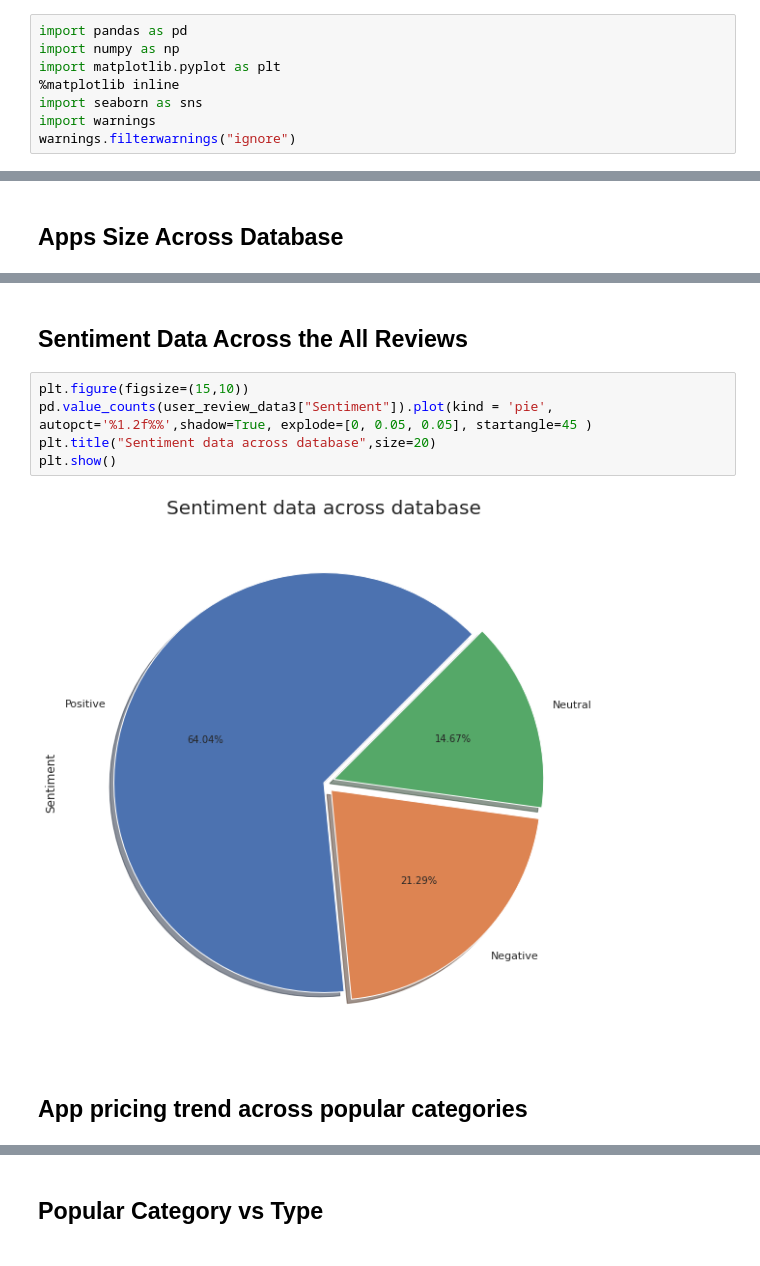
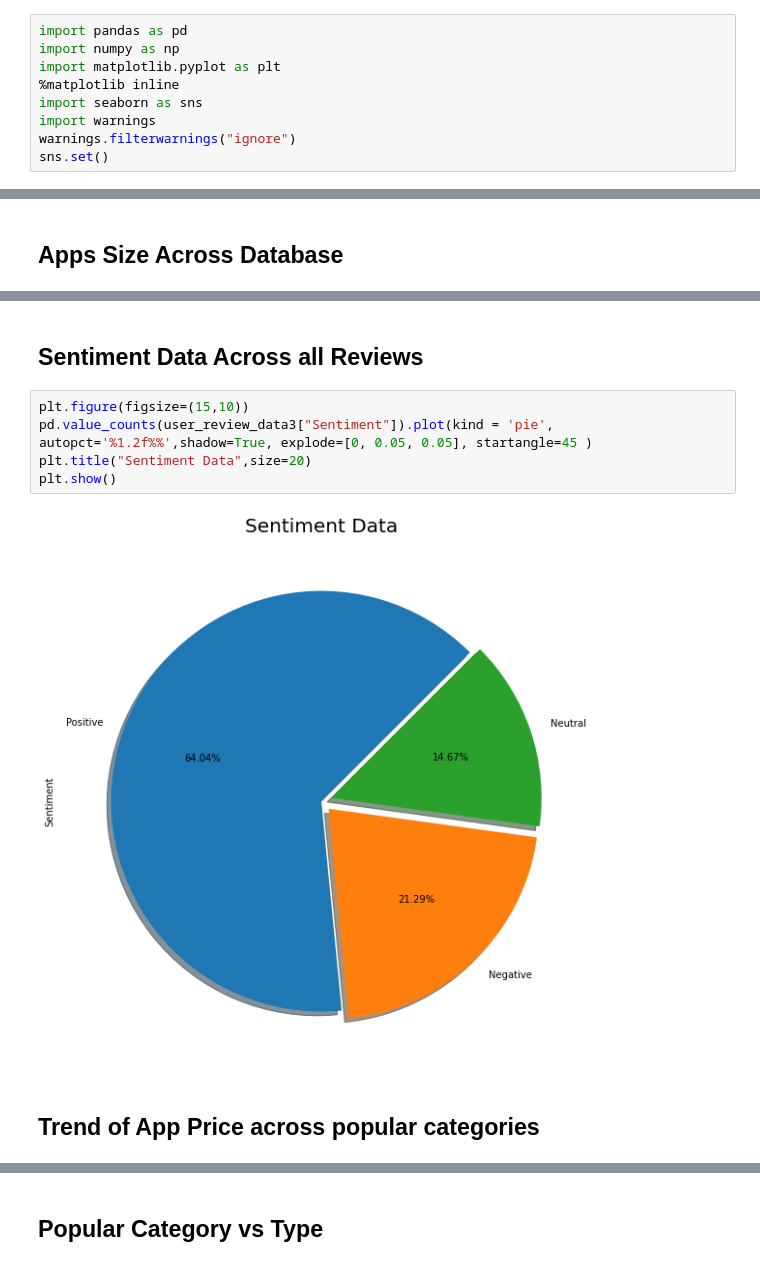
Before and after one commit to Shreya-data/Play-Store-App-Reviews-Analysis, a Jupyter notebook: playstore_Reviews.ipynb, the cells around one changed output, grey strips where cells are left out. Drawn from its saved outputs; the diff is of its cells as text.

```diff
--- a/playstore_Reviews.ipynb
+++ b/playstore_Reviews.ipynb
@@ -8,6 +8,7 @@ import matplotlib.pyplot as plt
 import seaborn as sns
 import warnings
 warnings.filterwarnings("ignore")
+sns.set()
 # %%
 from google.colab import drive
 drive.mount('/content/drive')
@@ -867,15 +950,15 @@ memory usage: 3.9+ MB
 # %% [markdown]
-Sentiment Data Across the All Reviews
+**Sentiment Data Across all Reviews**
 --
 # %%
 plt.figure(figsize=(15,10))
 pd.value_counts(user_review_data3["Sentiment"]).plot(kind = 'pie',  autopct='%1.2f%%',shadow=True, explode=[0, 0.05, 0.05], startangle=45 )
-plt.title("Sentiment data across database",size=20)
+plt.title("Sentiment Data",size=20)
 plt.show()
 # %% [output]
-[figure, old version]
+[figure, new version]
 # %% [markdown]
-**App pricing trend across popular categories**
+**Trend of App Price across popular categories**
 --
 # %%
 plt.figure(figsize=(15,10))
```
Also changed, not shown: parts of 42 cells of this notebook.
